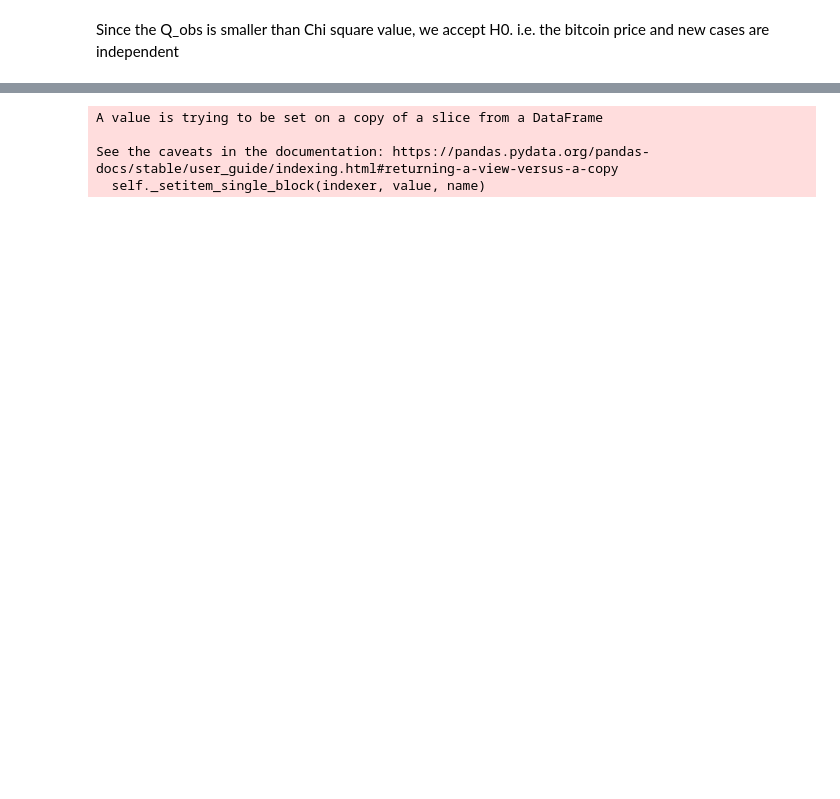
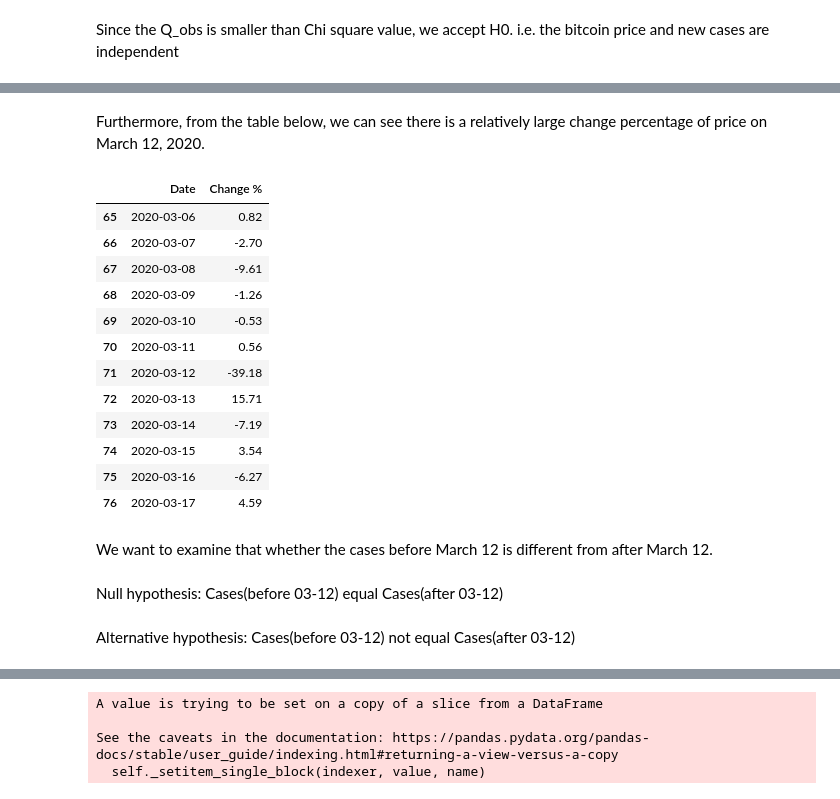
Before and after one commit to WeihaoYin/CSE_544_Project, a Jupyter notebook: CSE_544_Project.ipynb, the cells around one changed output, grey strips where cells are left out. Saved outputs shown, nothing was run; the diff lists cells and outputs as text; code cells hidden in the pictures; blank space fills up the shorter version.

```diff
--- a/CSE_544_Project.ipynb
+++ b/CSE_544_Project.ipynb
@@ -1275,0 +1259,25 @@ We compare the bitcoin price when the covid cases are surging and before that us
+# %% [markdown]
+Furthermore, from the table below, we can see there is a relatively large change percentage of price on March 12, 2020.
+# %%
+before_june[(before_june['Date'] > '2020-03-05') &
+        (before_june['Date'] < '2020-03-18')][['Date', 'Change %']]
+# %% [output]
+|  | Date | Change % |
+| 65 | 2020-03-06 | 0.82 |
+| 66 | 2020-03-07 | -2.70 |
+| 67 | 2020-03-08 | -9.61 |
+| 68 | 2020-03-09 | -1.26 |
+| 69 | 2020-03-10 | -0.53 |
+| 70 | 2020-03-11 | 0.56 |
+| 71 | 2020-03-12 | -39.18 |
+| 72 | 2020-03-13 | 15.71 |
+| 73 | 2020-03-14 | -7.19 |
+| 74 | 2020-03-15 | 3.54 |
+| 75 | 2020-03-16 | -6.27 |
+| 76 | 2020-03-17 | 4.59 |
+# %% [markdown]
+We want to examine that whether the cases before March 12 is different from after March 12.
+# %% [markdown]
+Null hypothesis: Cases(before 03-12) equal Cases(after 03-12)
+# %% [markdown]
+Alternative hypothesis: Cases(before 03-12) not equal Cases(after 03-12)
```
Also changed, not shown: parts of 32 cells of this notebook, 2 other files.
